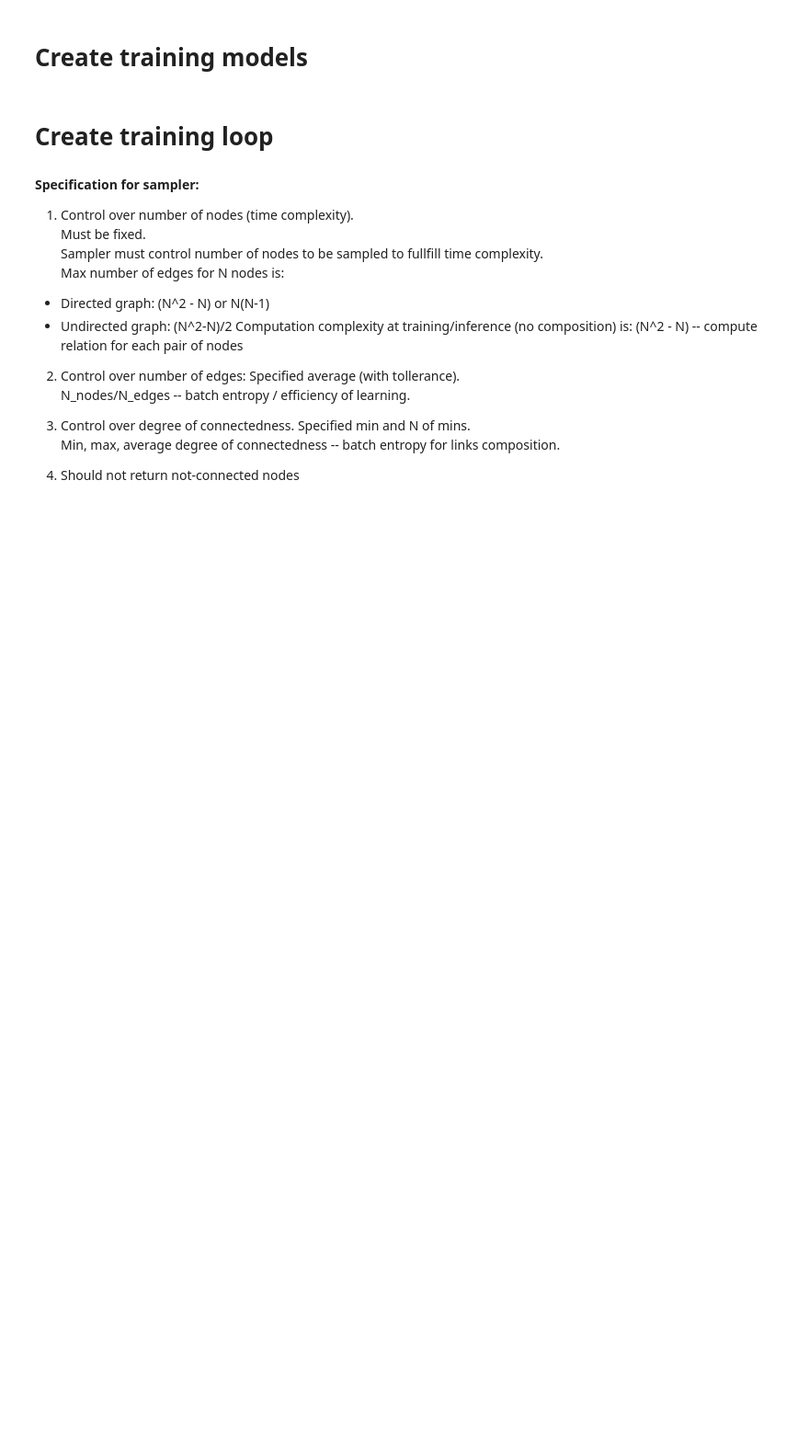
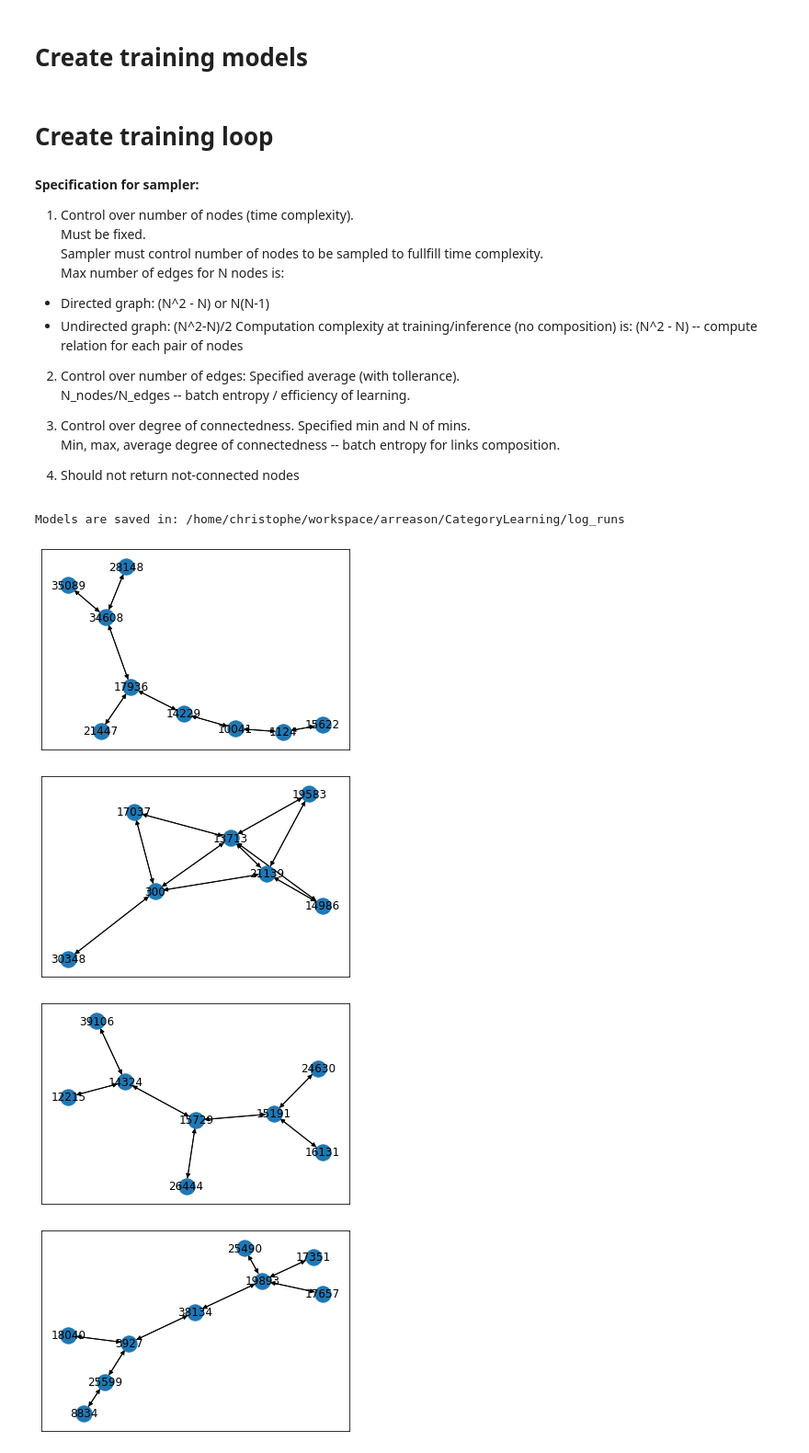
Before and after one commit to arreason/CategoryLearning, a Jupyter notebook: scripts/train.ipynb, the cells around one changed output. Shown: that part at 92% size. Saved outputs shown, nothing was run; the diff lists cells and outputs as text; code cells hidden in the pictures; blank space fills up the shorter version.

```diff
--- a/scripts/train.ipynb
+++ b/scripts/train.ipynb
@@ -342,3 +377,24 @@ Specified min and N of mins.
 Min, max, average degree of connectedness -- batch entropy for links composition.
 
 4. Should not return not-connected nodes
+# %%
+def epoque_train(epoch: int, run_path: Path):
+    batches = 2
+    print_each_nth = 5
+    for i in trange(batches, desc=f'Batch train'):
+        # sampled_subgraph = uniform_sample(graph=graph_train, sample_vertices_size=20, rng=random.Random(),    with_edges=True)
+        sampled_subgraph = random_walk_vertex_sample(graph=graph_train, rng=random.Random(), n_iter=10, n_seeds=1,  use_opposite=False)
+        plot_subgraphs(sampled_subgraph, batch_n=i, plot_nth=1, graph_info=False)
+        nodes, edges = graph_to_nodes_edges(sampled_subgraph)
+        arrows = nodes_edges_to_arrows(nodes, edges)
+        # NOTE: returned cache contains the same information each time
+        cache, matches = model.train(
+            data_points = ds.entity_id2vec,
+            relations = arrows,
+            # NOTE: Labels could be a couplete graph, a subgraph from random_walk or a sub-sub-graph used to create a batch
+            labels = sampled_subgraph,
+            step = True,
+            match_negatives=False
+        )
+        wandb.log({**compute_training_metrics(cache, matches), 'epoque': 'train'})
+        save_model(model, epoch=epoch, run_path=run_path, save_each_nth=3)
@@ -413,6 +449,14 @@ cache_complete, triplets_valid = init_valid()
 # %%
 # NOTE: for large graphs, random_walk functions family can be used to sub-sample graph
 # while preserving its topology
+epochs = 3
+run_path = init_run_dir()
 for j in trange(epochs, desc='Epoque'):
     epoque_train(epoch=j, run_path=run_path)
-    epoque_valid()
+    # epoque_valid()
+# %% [output]
+Models are saved in: /home/christophe/workspace/arreason/CategoryLearning/log_runs
+[figure, added]
+[figure, added]
+[figure, added]
+[figure, added]
```
Also changed, not shown: parts of 16 cells of this notebook, 12 other files.
